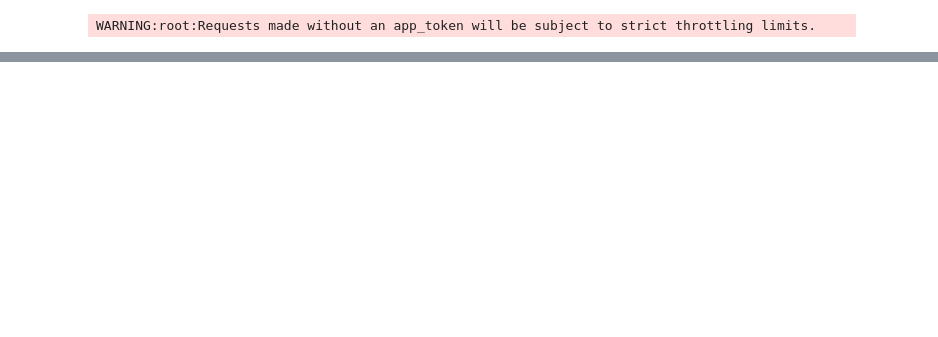
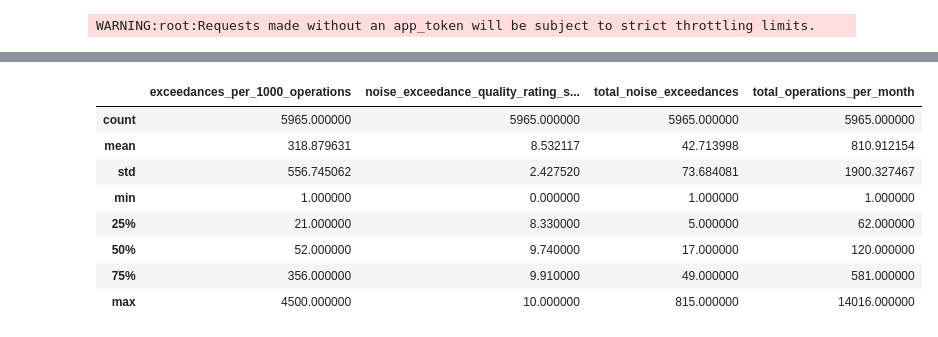
Before and after one commit to WoleIlori/Data-Preparation-and-Visualisation, a Jupyter notebook: Data_Preparation_for_Analysis.ipynb, the cells around one changed output, grey strips where cells are left out. Saved outputs shown, nothing was run; the diff lists cells and outputs as text; code cells hidden in the pictures; blank space fills up the shorter version.

Commit message:
further data cleaning i.e. different names assigned to the same airflight and display descriptive features statistics

```diff
--- a/Data_Preparation_for_Analysis.ipynb
+++ b/Data_Preparation_for_Analysis.ipynb
@@ -389,0 +206,14 @@ airline_above
+# %%
+#descriptive features
+desc_table = rating_table[rating_table.columns.difference(["month", "year", "airline", "airline_code"])]
+desc_table.describe()
+# %% [output]
+|  | exceedances_per_1000_operations | noise_exceedance_quality_rating_s... | total_noise_exceedances | total_operations_per_month |
+| count | 5965.000000 | 5965.000000 | 5965.000000 | 5965.000000 |
+| mean | 318.879631 | 8.532117 | 42.713998 | 810.912154 |
+| std | 556.745062 | 2.427520 | 73.684081 | 1900.327467 |
+| min | 1.000000 | 0.000000 | 1.000000 | 1.000000 |
+| 25% | 21.000000 | 8.330000 | 5.000000 | 62.000000 |
+| 50% | 52.000000 | 9.740000 | 17.000000 | 120.000000 |
+| 75% | 356.000000 | 9.910000 | 49.000000 | 581.000000 |
+| max | 4500.000000 | 10.000000 | 815.000000 | 14016.000000 |
```
Also changed, not shown: parts of 26 cells of this notebook.
